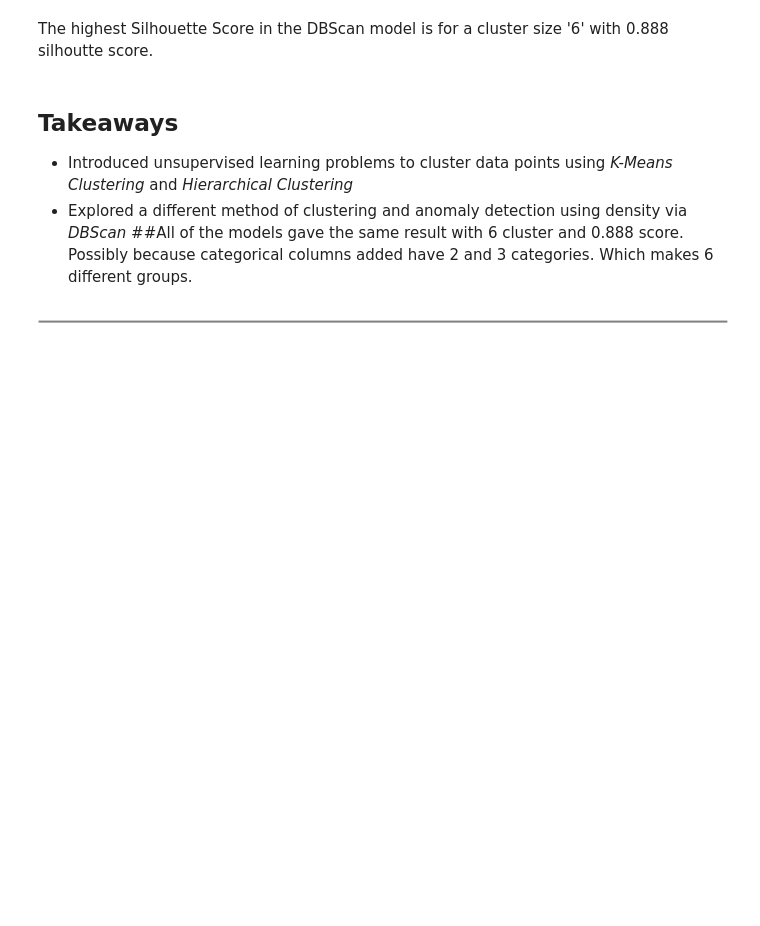
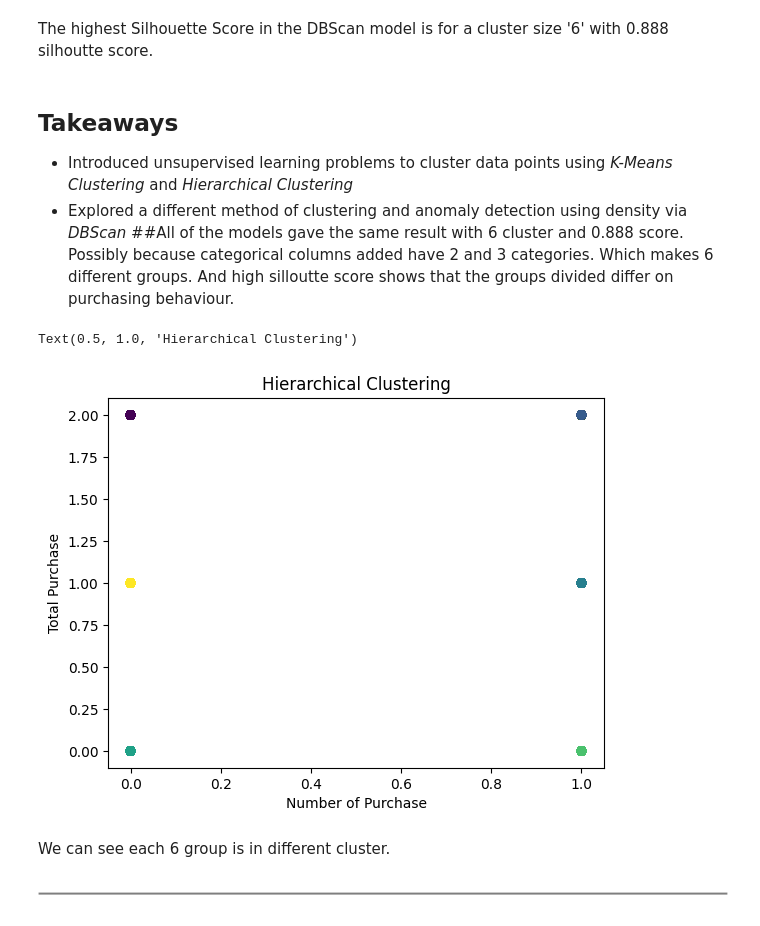
Before and after one commit to ozgunbilecen/IE423, a Jupyter notebook: OzgunBilecen_Task6.ipynb, the cells around one changed output. Drawn from its saved outputs; the diff is of its cells as text; code cells hidden in the pictures; blank space fills up the shorter version.

```diff
--- a/OzgunBilecen_Task6.ipynb
+++ b/OzgunBilecen_Task6.ipynb
@@ -494,6 +494,16 @@ The highest Silhouette Score in the DBScan model is for a cluster size '6' with
 
 * Introduced unsupervised learning problems to cluster data points using *K-Means Clustering* and *Hierarchical Clustering*
 * Explored a different method of clustering and anomaly detection using density via *DBScan*
-##All of the models gave the same result with 6 cluster and 0.888 score. Possibly because categorical columns added have 2 and 3 categories. Which makes 6 different groups.
+##All of the models gave the same result with 6 cluster and 0.888 score. Possibly because categorical columns added have 2 and 3 categories. Which makes 6 different groups. And high silloutte score shows that the groups divided differ on purchasing behaviour.
+# %%
+plt.scatter(X['City_Category'],X['Most_Purchased_Category'],c=hClust_labels)
+plt.xlabel('Number of Purchase')
+plt.ylabel('Total Purchase')
+plt.title('Hierarchical Clustering')
+# %% [output]
+Text(0.5, 1.0, 'Hierarchical Clustering')
+[figure, added]
+# %% [markdown]
+We can see each 6 group is in different cluster.
 # %% [markdown]
 ![utexas_ds_orie_divider_gray.png](embedded-picture-1)
```
Also changed, not shown: parts of 10 cells of this notebook.
